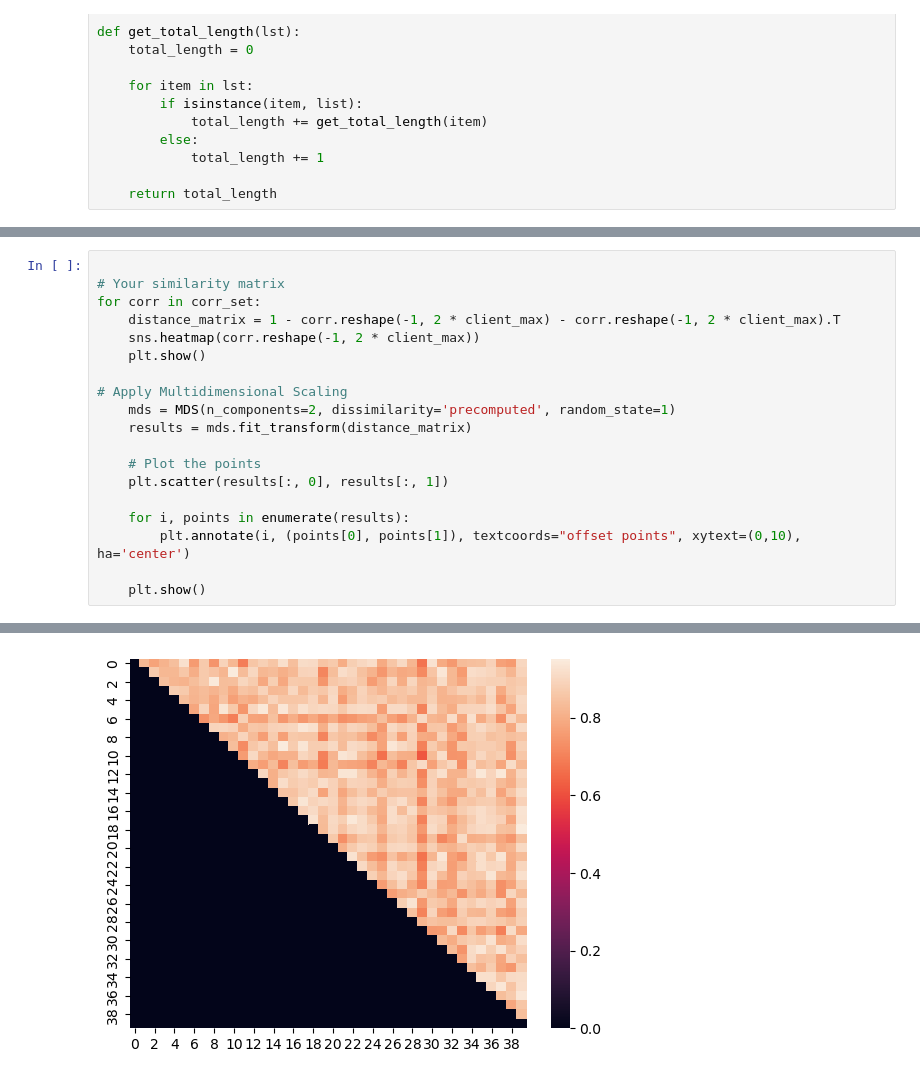
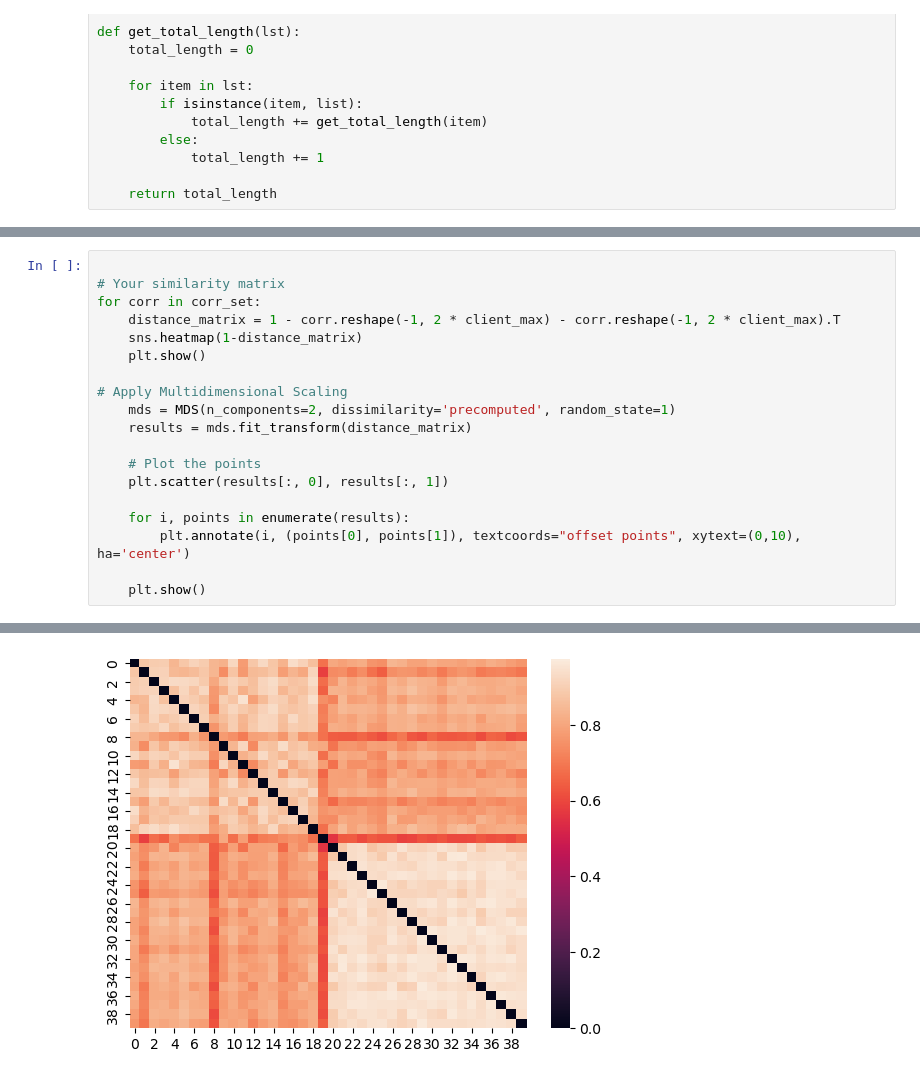
Before and after one commit to mzhyui/PHTDA-Net, a Jupyter notebook: mds-resnet.ipynb, the cells around one changed output, grey strips where cells are left out. Saved outputs shown, nothing was run; the diff lists cells and outputs as text.

```diff
--- a/mds-resnet.ipynb
+++ b/mds-resnet.ipynb
@@ -252,7 +258,7 @@ Files already downloaded and verified
 # Your similarity matrix
 for corr in corr_set:
     distance_matrix = 1 - corr.reshape(-1, 2 * client_max) - corr.reshape(-1, 2 * client_max).T
-    sns.heatmap(corr.reshape(-1, 2 * client_max))
+    sns.heatmap(1-distance_matrix)
     plt.show()
 
 # Apply Multidimensional Scaling
@@ -278 +284 @@ for corr in corr_set:
-[figure, old version]
+[figure, new version]
```
Also changed, not shown: parts of 4 cells of this notebook, 3 other files.
